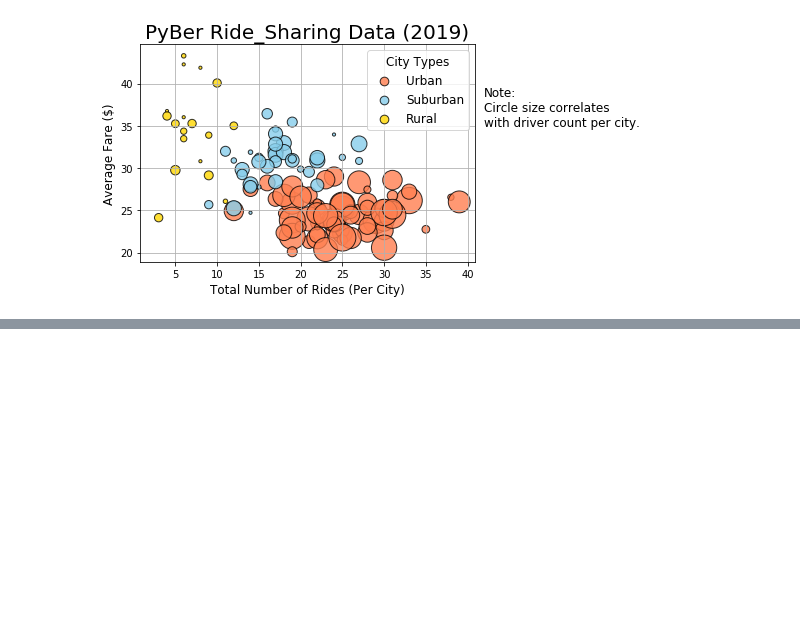
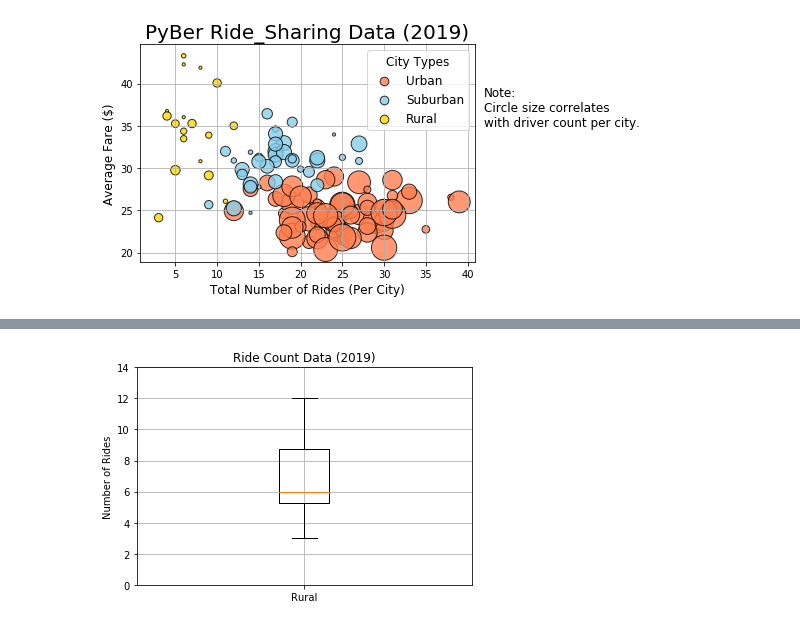
Before and after one commit to CLAMONT73/PyBer_Analysis, a Jupyter notebook: PyBer.ipynb, the cells around one changed output, grey strips where cells are left out. Cells and saved outputs as stored; diff of their text form; code cells hidden in the pictures; blank space fills up the shorter version.

```diff
--- a/PyBer.ipynb
+++ b/PyBer.ipynb
@@ -434,0 +798,21 @@ plt.show()
+# %%
+# Create a box-and-whisker plot for the rural cities ride count. Add titles and labels as well.
+'''Below chart tells us there are no outliers / Max value = 12 / Min value = 3 / Mean = 6 or 50th percentile,
+STDEV is approx. 3 because the box upper and lower boundaries represent the upper & lower quartiles = upper 8.5 -
+lower 5.5 = 3.'''
+
+x_labels = ["Rural"]
+
+fig, ax = plt.subplots()
+
+ax.boxplot(rural_ride_count, labels=x_labels)
+
+ax.set_title('Ride Count Data (2019)')
+ax.set_ylabel('Number of Rides')
+ax.set_yticks(np.arange(0, 15, step=2.0))
+
+ax.grid()
+
+plt.show()
+# %% [output]
+[figure, added]
```
Also changed, not shown: parts of 45 cells of this notebook, 3 other files.
